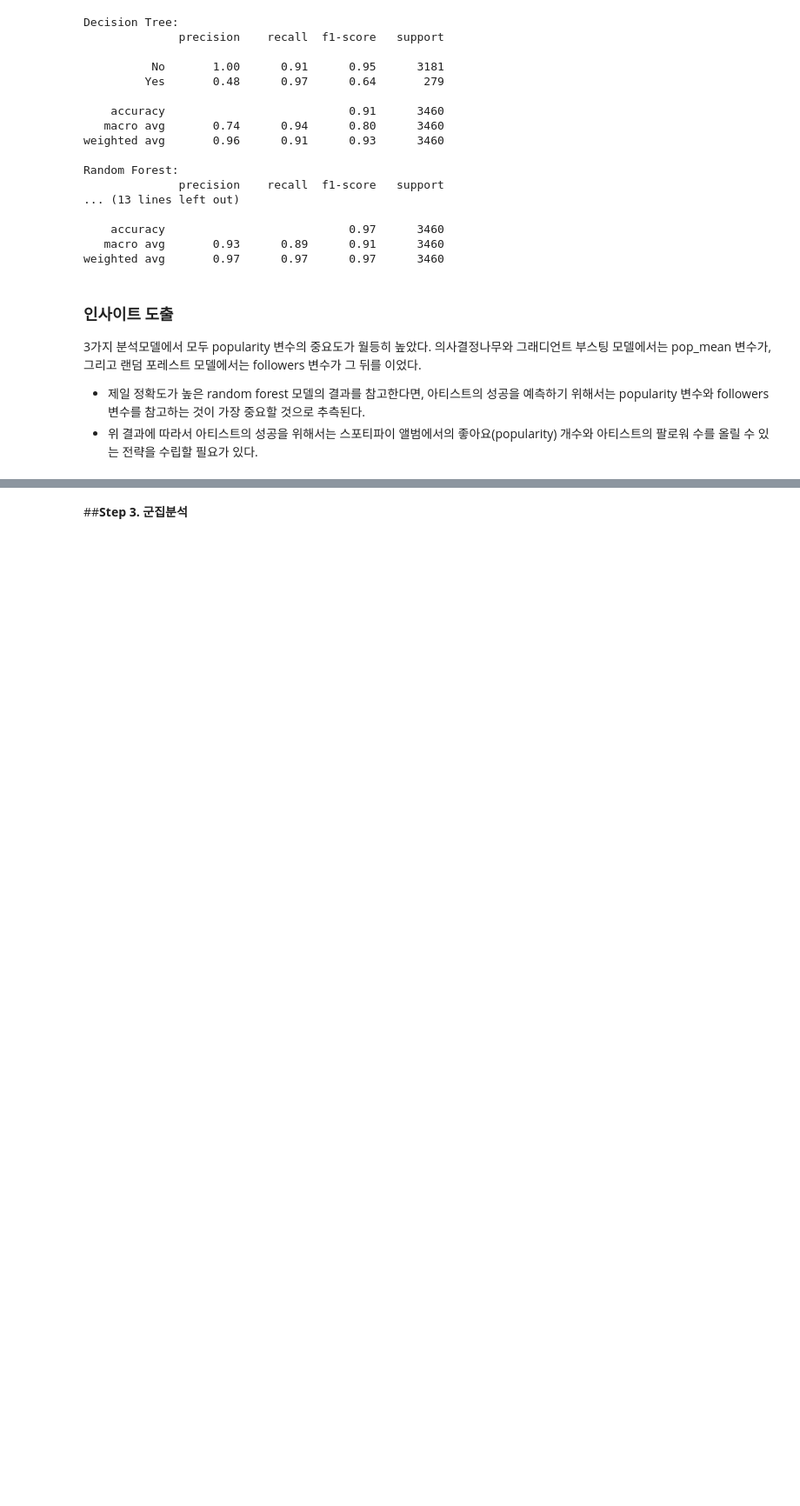
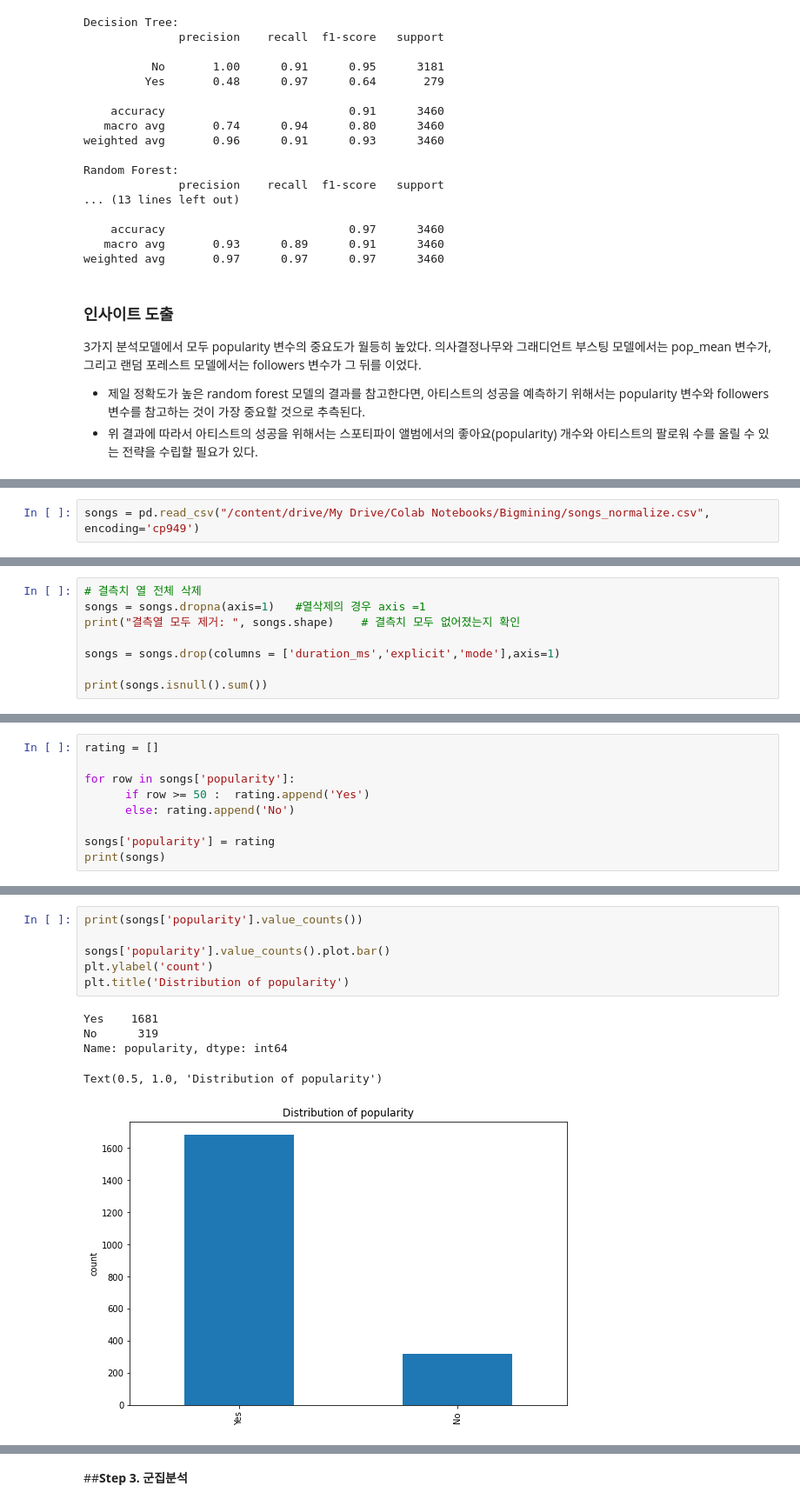
Before and after one commit to rnjsdmstj/ITB2022, a Jupyter notebook: w15_기말미니프로젝트_team12_kes.ipynb, the cells around one changed output, grey strips where cells are left out. Shown: that part at 87% size. Saved outputs shown, nothing was run; the diff lists cells and outputs as text; blank space fills up the shorter version.

Commit message:
Colaboratory를 통해 생성됨

```diff
--- a/w15_기말미니프로젝트_team12_kes.ipynb
+++ b/w15_기말미니프로젝트_team12_kes.ipynb
@@ -658,0 +676,2 @@ weighted avg       0.97      0.97      0.97      3460
+# %%
+songs = pd.read_csv("/content/drive/My Drive/Colab Notebooks/Bigmining/songs_normalize.csv", encoding='cp949')
@@ -658,0 +709,8 @@ weighted avg       0.97      0.97      0.97      3460
+# %%
+# 결측치 열 전체 삭제
+songs = songs.dropna(axis=1)   #열삭제의 경우 axis =1
+print("결측열 모두 제거: ", songs.shape)    # 결측치 모두 없어졌는지 확인
+
+songs = songs.drop(columns = ['duration_ms','explicit','mode'],axis=1)
+
+print(songs.isnull().sum())
@@ -658,0 +755,9 @@ weighted avg       0.97      0.97      0.97      3460
+# %%
+rating = []
+
+for row in songs['popularity']:
+      if row >= 50 :  rating.append('Yes')
+      else: rating.append('No')
+
+songs['popularity'] = rating
+print(songs)
@@ -658,0 +803,12 @@ weighted avg       0.97      0.97      0.97      3460
+# %%
+print(songs['popularity'].value_counts())
+
+songs['popularity'].value_counts().plot.bar()
+plt.ylabel('count')
+plt.title('Distribution of popularity')
+# %% [output]
+Yes    1681
+No      319
+Name: popularity, dtype: int64
+Text(0.5, 1.0, 'Distribution of popularity')
+[figure, added]
```
Also changed, not shown: parts of 40 cells of this notebook.
